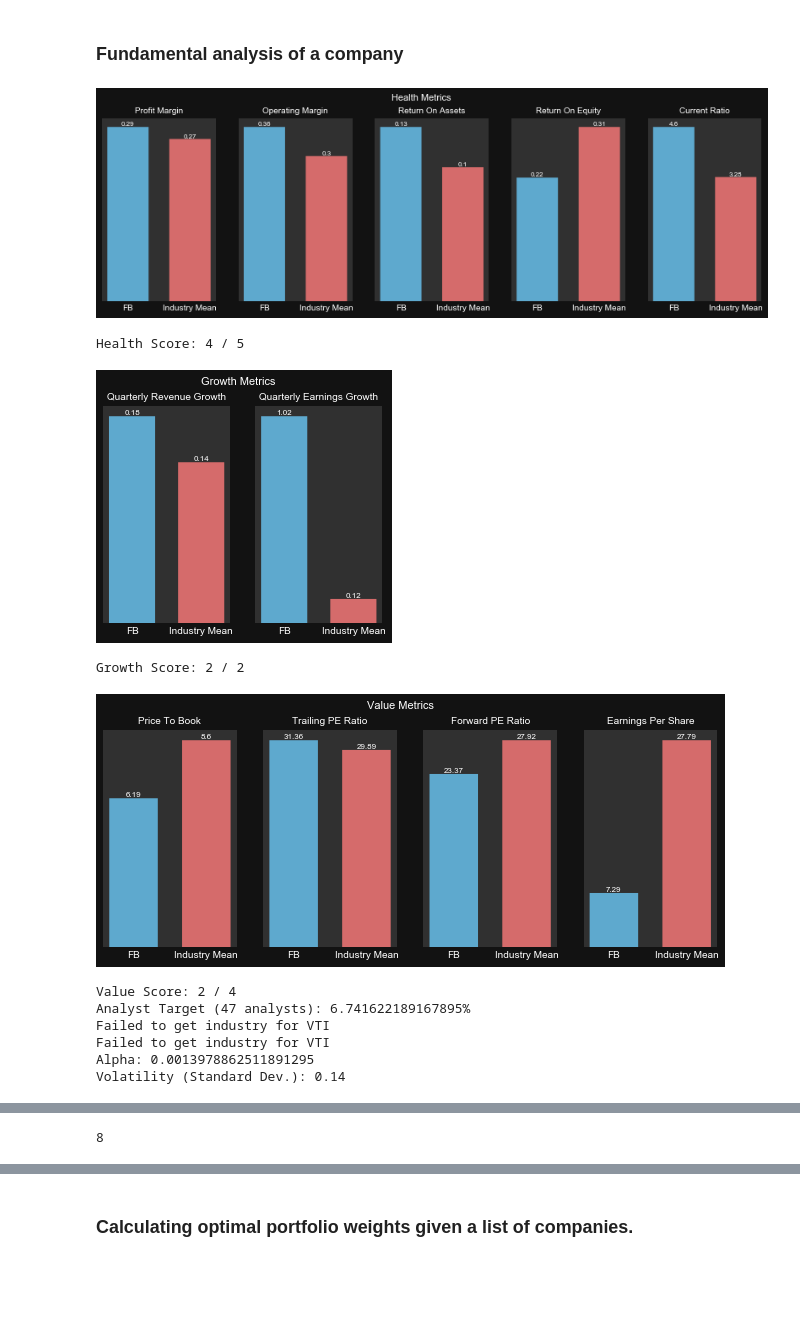
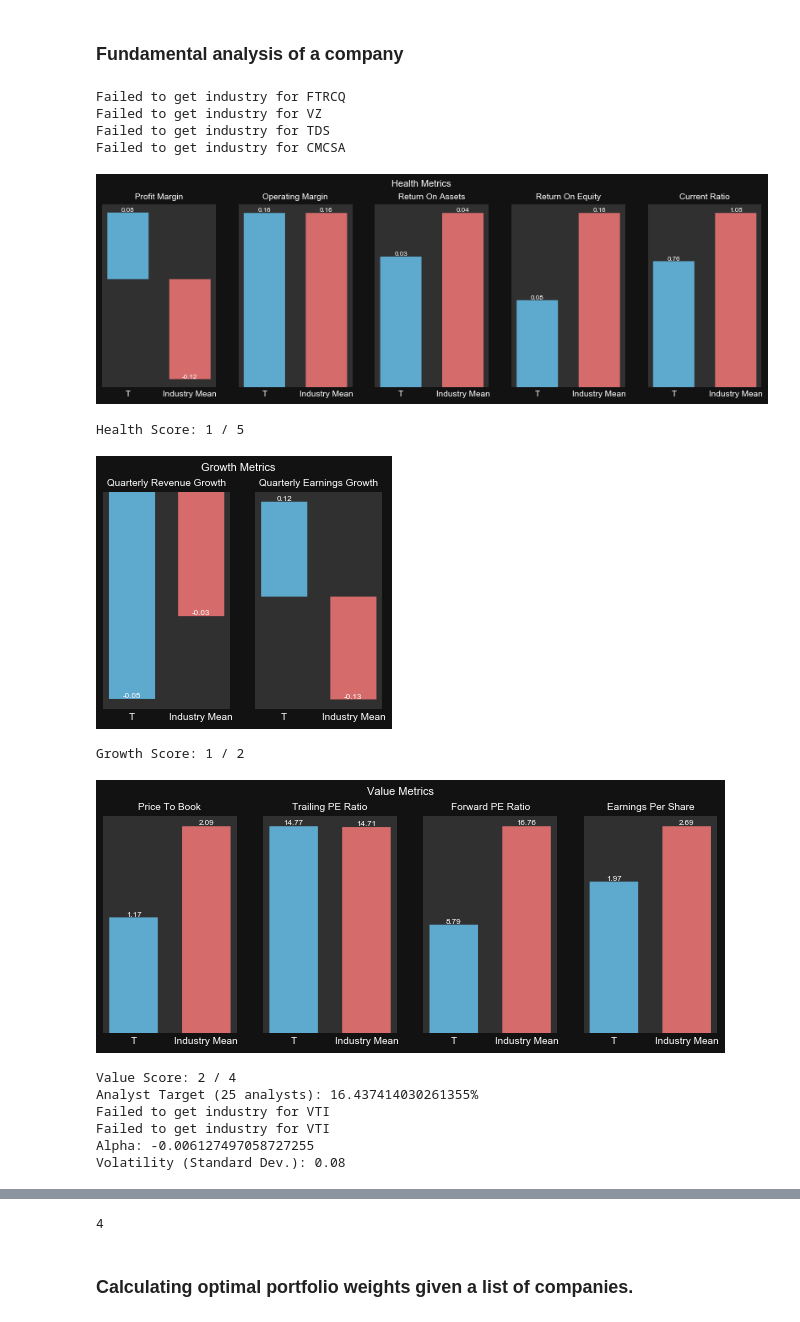
Before and after one commit to KevinJustinYu/Stock-Market-Analysis, a Jupyter notebook: company.ipynb, the cells around one changed output, grey strips where cells are left out. Saved outputs shown, nothing was run; the diff lists cells and outputs as text; code cells hidden in the pictures; blank space fills up the shorter version.

Commit message:
Improvements to company analysis and plotting

```diff
--- a/company.ipynb
+++ b/company.ipynb
@@ -8,17 +8,21 @@ from company import *
 # %% [markdown]
 ### Fundamental analysis of a company
 # %%
-c = Company("FB")
-c.analyze(comparable_tickers=['GOOG', 'MSFT'], filter_comparables=False)
+c = Company("T")
+c.analyze(comparable_tickers=['FTRCQ', 'VZ', 'TDS', 'CMCSA'], filter_comparables=False)
 # %% [output]
+Failed to get industry for FTRCQ
+Failed to get industry for VZ
+Failed to get industry for TDS
+Failed to get industry for CMCSA
-[figure, old version]
+[figure, new version]
-Health Score: 4 / 5
+Health Score: 1 / 5
-[figure, old version]
+[figure, new version]
-Growth Score: 2 / 2
+Growth Score: 1 / 2
-[figure, old version]
+[figure, new version]
-Value Score: 2 / 4
-Analyst Target (47 analysts): 6.741622189167895%
-Failed to get industry for VTI
-Failed to get industry for VTI
-Alpha: 0.0013978862511891295
-Volatility (Standard Dev.): 0.14
+Value Score: 2 / 4
+Analyst Target (25 analysts): 16.437414030261355%
+Failed to get industry for VTI
+Failed to get industry for VTI
+Alpha: -0.006127497058727255
+Volatility (Standard Dev.): 0.08
@@ -26 +29,0 @@ Volatility (Standard Dev.): 0.14
-8
@@ -38,3 +41,4 @@ Valuation: 260.55190873766287 (using PE ratio multiple)
+4
 # %% [markdown]
 ### Calculating optimal portfolio weights given a list of companies.
 # %%
```
Also changed, not shown: parts of 1 cell of this notebook, 5 other files.
